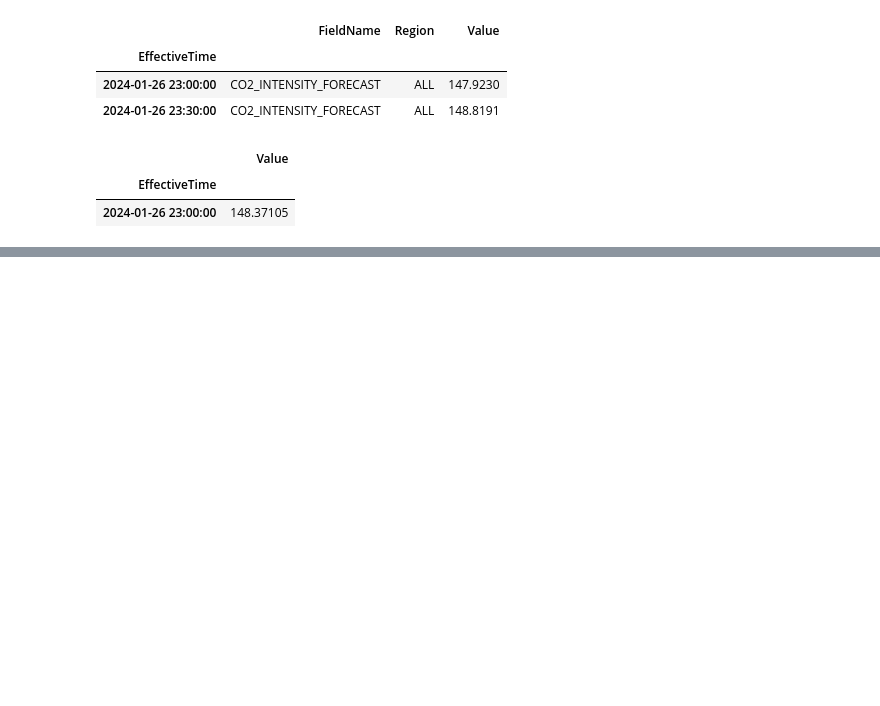
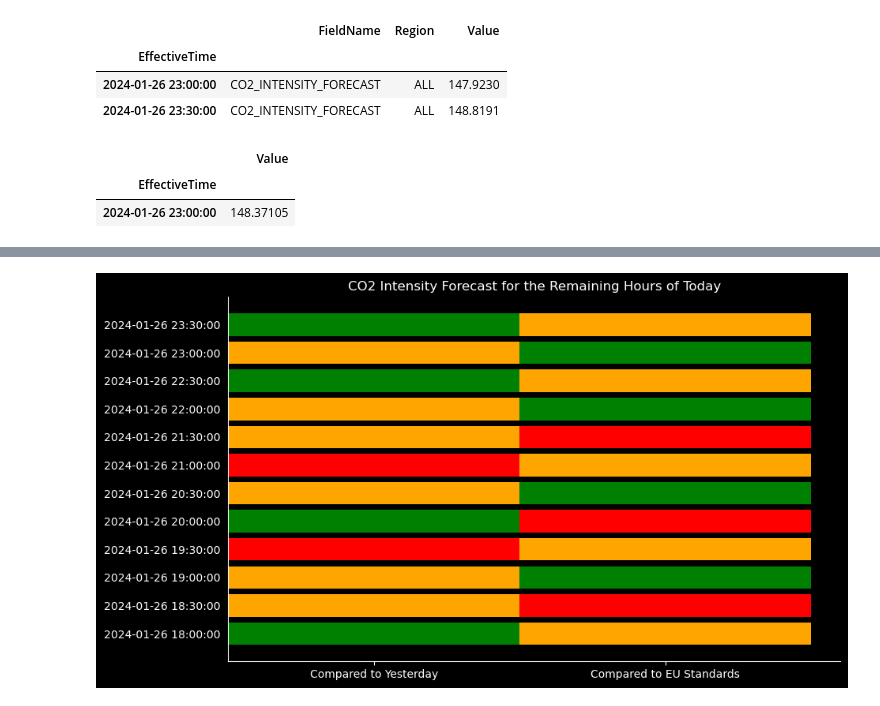
Before and after one commit to SaM-92/telegram-energy-api, a Jupyter notebook: eirgrid-api.ipynb, the cells around one changed output, grey strips where cells are left out. Drawn from its saved outputs; the diff is of its cells as text; code cells hidden in the pictures; blank space fills up the shorter version.

Commit message:
visualisation of CO2 intensity

```diff
--- a/eirgrid-api.ipynb
+++ b/eirgrid-api.ipynb
@@ -209,0 +231,69 @@ df_carbon_forecast_indexed
+# %%
+import matplotlib.pyplot as plt
+import matplotlib.colors as mcolors
+import pandas as pd
+
+data = {
+    'EffectiveTime': [
+        '2024-01-26 18:00:00', '2024-01-26 18:30:00',
+        '2024-01-26 19:00:00', '2024-01-26 19:30:00',
+        '2024-01-26 20:00:00', '2024-01-26 20:30:00',
+        '2024-01-26 21:00:00', '2024-01-26 21:30:00',
+        '2024-01-26 22:00:00', '2024-01-26 22:30:00',
+        '2024-01-26 23:00:00', '2024-01-26 23:30:00'
+    ],
+    'status_compared_to_yesterday': [
+        'low', 'medium',
+        'medium', 'high',
+        'low', 'medium',
+        'high', 'medium',
+        'medium', 'low',
+        'medium', 'low'
+    ],
+    'status_compared_to_EU': [
+        'medium', 'high',
+        'low', 'medium',
+        'high', 'low',
+        'medium', 'high',
+        'low', 'medium',
+        'low', 'medium'
+    ]
+}
+df = pd.DataFrame(data)
+
+# Map status to colors
+color_map = {'low': 'green', 'medium': 'orange', 'high': 'red'}
+
+# Create figure and axes
+fig, ax = plt.subplots(figsize=(10, 6))
+
+# Plot bars
+for i, row in df.iterrows():
+    ax.barh(row['EffectiveTime'], 1, color=color_map[row['status_compared_to_yesterday']], edgecolor='none')
+    ax.barh(row['EffectiveTime'], 1, left=1, color=color_map[row['status_compared_to_EU']], edgecolor='none')
+
+# Customize plot appearance
+ax.set_facecolor('black')
+fig.patch.set_facecolor('black')
+ax.tick_params(axis='x', colors='white')  # X-axis ticks color
+ax.spines['top'].set_visible(False)
+ax.spines['right'].set_visible(False)
+ax.spines['left'].set_color('white')
+ax.spines['bottom'].set_color('white')
+
+# Remove x-axis ticks
+ax.xaxis.set_ticks([])
+
+# Set y-axis labels
+ax.set_yticks(df['EffectiveTime'])
+ax.set_yticklabels(df['EffectiveTime'], color='white')
+
+# Set title
+ax.set_title('CO2 Intensity Forecast for the Remaining Hours of Today', color='white')
+ax.set_xticks([0.5, 1.5])
+ax.set_xticklabels(['Compared to Yesterday', 'Compared to EU Standards'], color='white')
+
+# Show plot
+plt.show()
+# %% [output]
+[figure, added]
```
Also changed, not shown: parts of 1 cell of this notebook.
